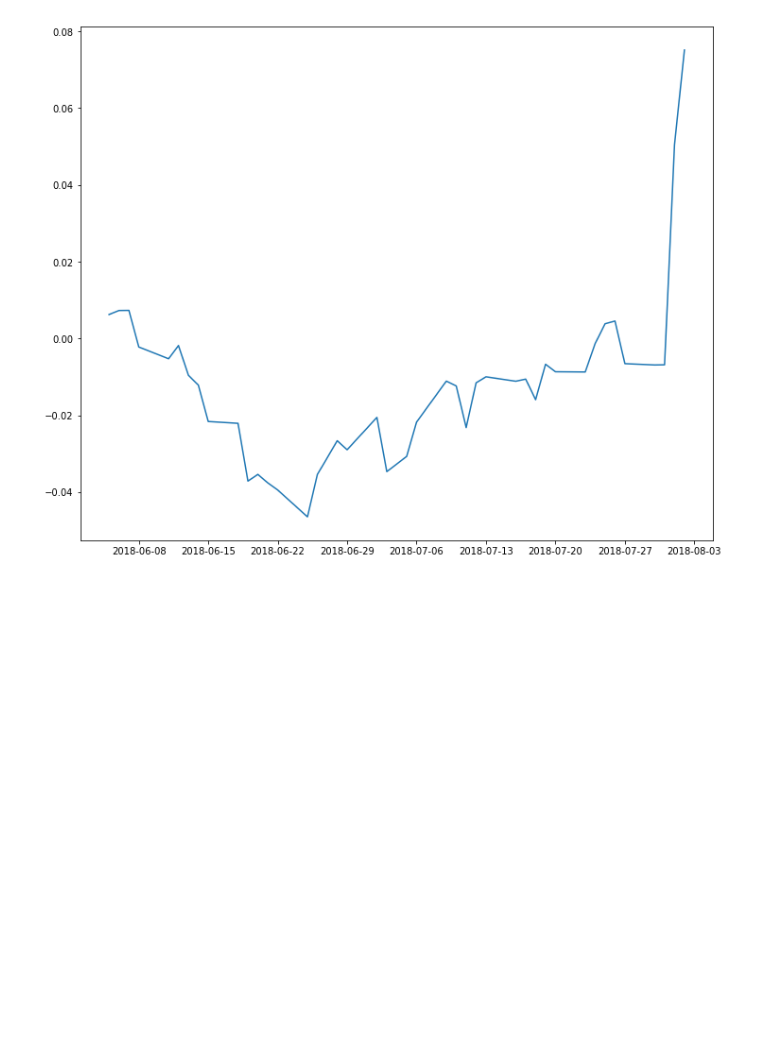
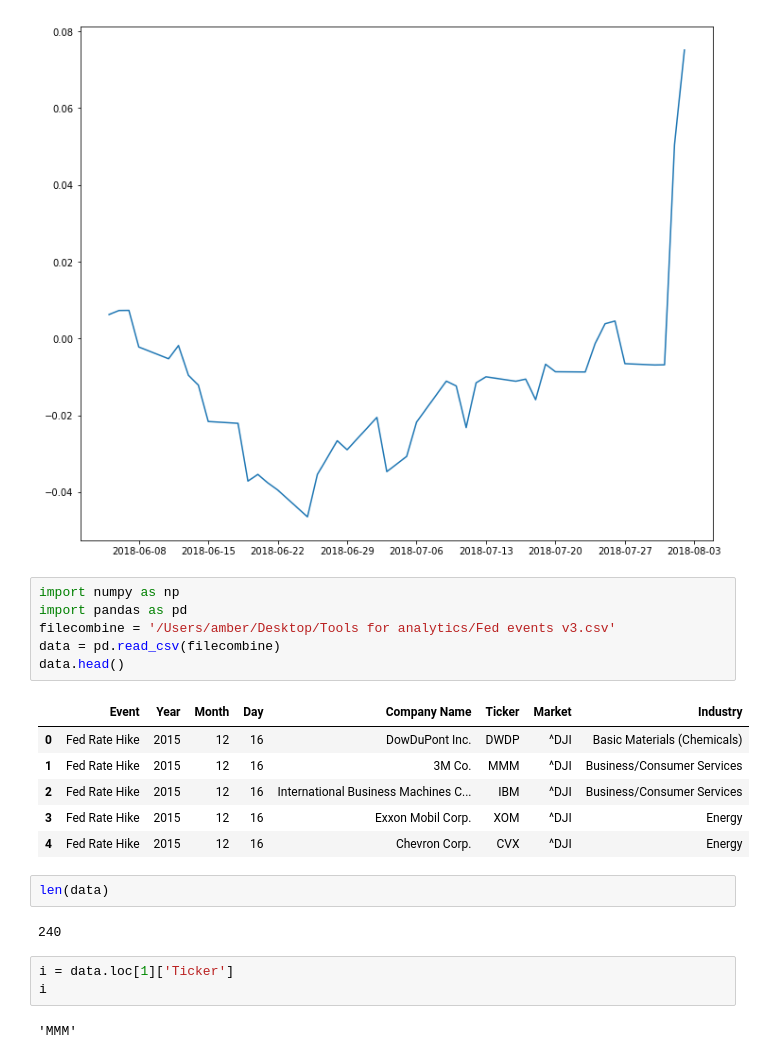
Before and after one commit to sadamnpc/Tools-Project-ROESM, a Jupyter notebook: Test.ipynb, the cells around one changed output. Drawn from its saved outputs; the diff is of its cells as text; blank space fills up the shorter version.

```diff
--- a/Test.ipynb
+++ b/Test.ipynb
@@ -99,3 +100,25 @@ Warnings:
 [figure]
 [figure]
 [figure]
+# %%
+import numpy as np
+import pandas as pd
+filecombine = '/Users/amber/Desktop/Tools for analytics/Fed events v3.csv'
+data = pd.read_csv(filecombine)
+data.head()
+# %% [output]
+|  | Event | Year | Month | Day | Company Name | Ticker | Market | Industry |
+| 0 | Fed Rate Hike | 2015 | 12 | 16 | DowDuPont Inc. | DWDP | ^DJI | Basic Materials (Chemicals) |
+| 1 | Fed Rate Hike | 2015 | 12 | 16 | 3M Co. | MMM | ^DJI | Business/Consumer Services |
+| 2 | Fed Rate Hike | 2015 | 12 | 16 | International Business Machines C... | IBM | ^DJI | Business/Consumer Services |
+| 3 | Fed Rate Hike | 2015 | 12 | 16 | Exxon Mobil Corp. | XOM | ^DJI | Energy |
+| 4 | Fed Rate Hike | 2015 | 12 | 16 | Chevron Corp. | CVX | ^DJI | Energy |
+# %%
+len(data)
+# %% [output]
+240
+# %%
+i = data.loc[1]['Ticker']
+i
+# %% [output]
+'MMM'
```
Also changed, not shown: parts of 8 cells of this notebook.
